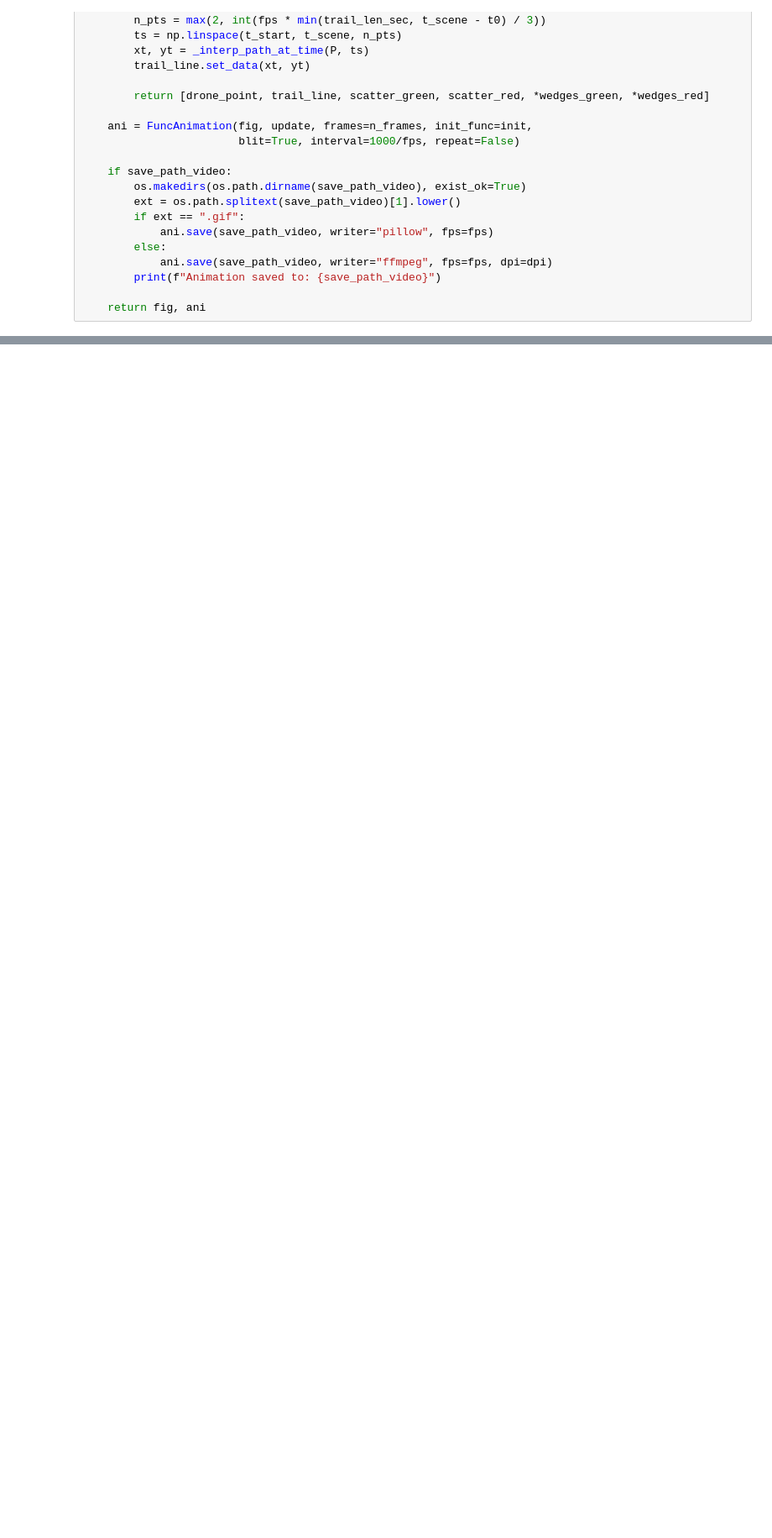
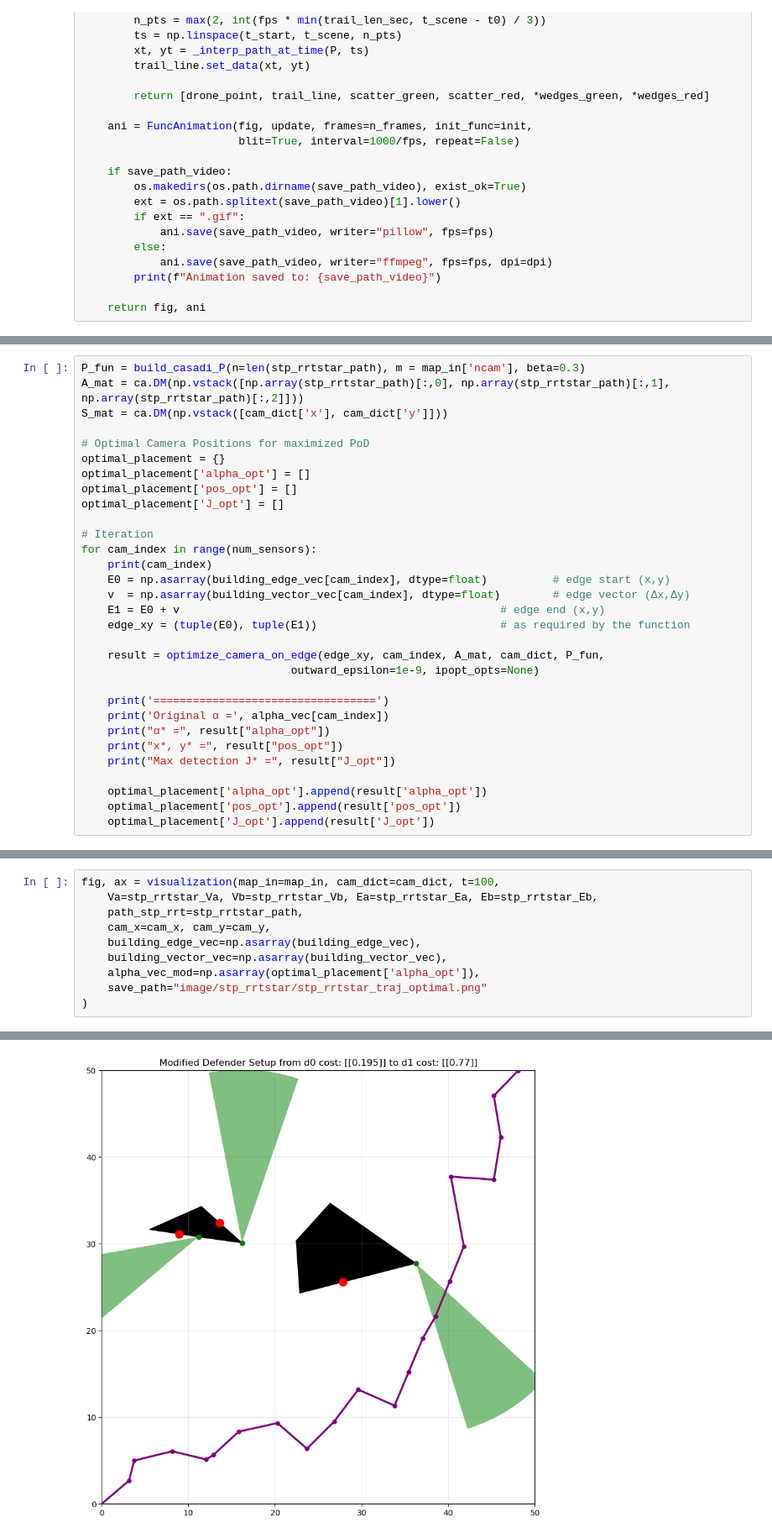
Before and after one commit to jeffersonkim97/Defender_Strategy, a Jupyter notebook: script/zero_sum_game_casadi.ipynb, the cells around one changed output, grey strips where cells are left out. Shown: that part at 84% size. Drawn from its saved outputs; the diff is of its cells as text; blank space fills up the shorter version.

```diff
--- a/script/zero_sum_game_casadi.ipynb
+++ b/script/zero_sum_game_casadi.ipynb
@@ -674,0 +789,31 @@ Animation saved to: image/stp_rrtstar/demo_higher_cost.mp4
+# %%
+P_fun = build_casadi_P(n=len(stp_rrtstar_path), m = map_in['ncam'], beta=0.3)
+A_mat = ca.DM(np.vstack([np.array(stp_rrtstar_path)[:,0], np.array(stp_rrtstar_path)[:,1], np.array(stp_rrtstar_path)[:,2]]))
+S_mat = ca.DM(np.vstack([cam_dict['x'], cam_dict['y']]))
+
+# Optimal Camera Positions for maximized PoD
+optimal_placement = {}
+optimal_placement['alpha_opt'] = []
+optimal_placement['pos_opt'] = []
+optimal_placement['J_opt'] = []
+
+# Iteration
+for cam_index in range(num_sensors):
+    print(cam_index)
+    E0 = np.asarray(building_edge_vec[cam_index], dtype=float)          # edge start (x,y)
+    v  = np.asarray(building_vector_vec[cam_index], dtype=float)        # edge vector (Δx,Δy)
+    E1 = E0 + v                                                 # edge end (x,y)
+    edge_xy = (tuple(E0), tuple(E1))                            # as required by the function
+
+    result = optimize_camera_on_edge(edge_xy, cam_index, A_mat, cam_dict, P_fun,
+                                outward_epsilon=1e-9, ipopt_opts=None)
+
+    print('==================================')
+    print('Original α =', alpha_vec[cam_index])
+    print("α* =", result["alpha_opt"])
+    print("x*, y* =", result["pos_opt"])
+    print("Max detection J* =", result["J_opt"])
+
+    optimal_placement['alpha_opt'].append(result['alpha_opt'])
+    optimal_placement['pos_opt'].append(result['pos_opt'])
+    optimal_placement['J_opt'].append(result['J_opt'])
@@ -674,0 +839,11 @@ Animation saved to: image/stp_rrtstar/demo_higher_cost.mp4
+# %%
+fig, ax = visualization(map_in=map_in, cam_dict=cam_dict, t=100,
+    Va=stp_rrtstar_Va, Vb=stp_rrtstar_Vb, Ea=stp_rrtstar_Ea, Eb=stp_rrtstar_Eb,
+    path_stp_rrt=stp_rrtstar_path,
+    cam_x=cam_x, cam_y=cam_y,
+    building_edge_vec=np.asarray(building_edge_vec),
+    building_vector_vec=np.asarray(building_vector_vec),
+    alpha_vec_mod=np.asarray(optimal_placement['alpha_opt']),
+    save_path="image/stp_rrtstar/stp_rrtstar_traj_optimal.png"
+)
+# %% [output]
@@ -674,0 +851 @@ Animation saved to: image/stp_rrtstar/demo_higher_cost.mp4
+[figure, added]
```
Also changed, not shown: parts of 4 cells of this notebook, 50 other files.
